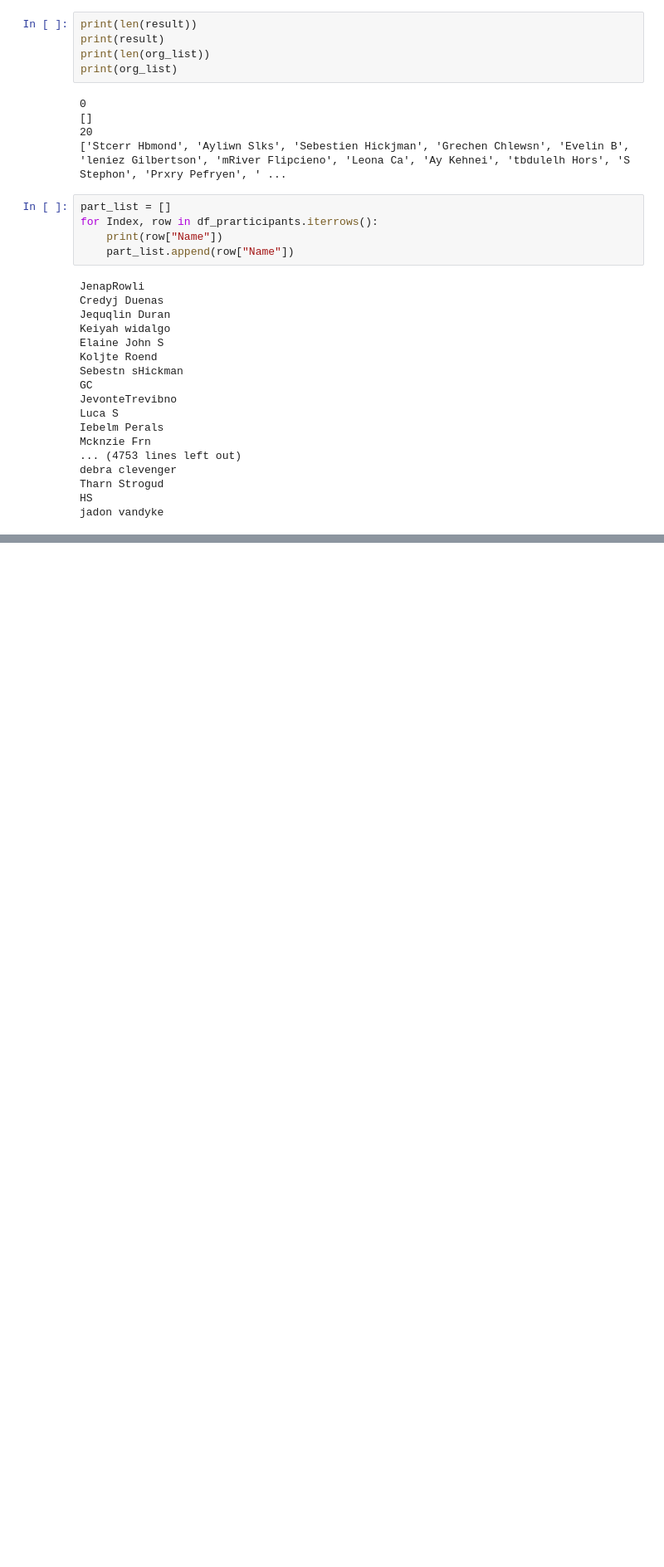
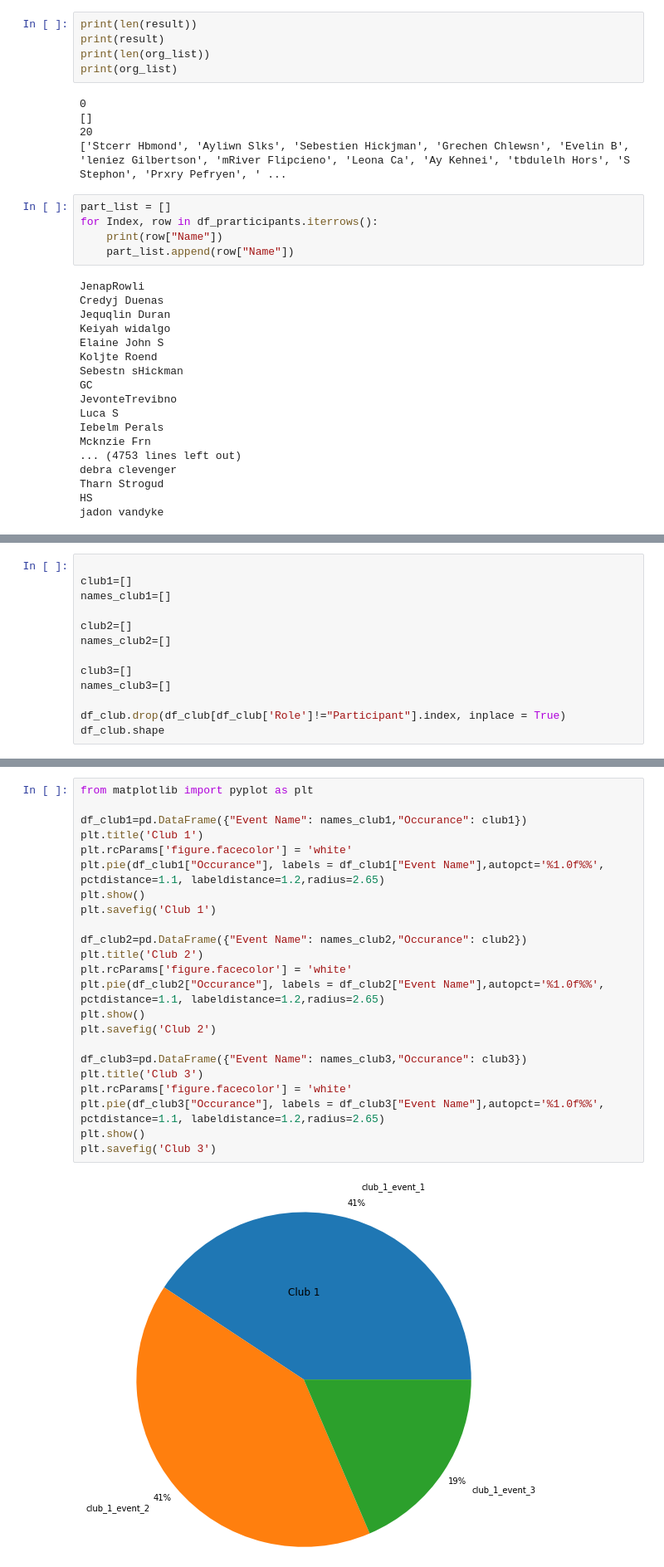
Before and after one commit to Baka-14/MindGraph-Hackathon, a Jupyter notebook: testing.ipynb, the cells around one changed output, grey strips where cells are left out. Shown at 83% size. Saved outputs shown, nothing was run; the diff lists cells and outputs as text; blank space fills up the shorter version.

```diff
--- a/testing.ipynb
+++ b/testing.ipynb
@@ -246,0 +325,13 @@ jadon vandyke
+# %%
+
+club1=[]
+names_club1=[]
+
+club2=[]
+names_club2=[]
+
+club3=[]
+names_club3=[]
+
+df_club.drop(df_club[df_club['Role']!="Participant"].index, inplace = True)
+df_club.shape
@@ -246,0 +366,25 @@ jadon vandyke
+# %%
+from matplotlib import pyplot as plt
+
+df_club1=pd.DataFrame({"Event Name": names_club1,"Occurance": club1})
+plt.title('Club 1')
+plt.rcParams['figure.facecolor'] = 'white'
+plt.pie(df_club1["Occurance"], labels = df_club1["Event Name"],autopct='%1.0f%%', pctdistance=1.1, labeldistance=1.2,radius=2.65)
+plt.show()
+plt.savefig('Club 1')
+
+df_club2=pd.DataFrame({"Event Name": names_club2,"Occurance": club2})
+plt.title('Club 2')
+plt.rcParams['figure.facecolor'] = 'white'
+plt.pie(df_club2["Occurance"], labels = df_club2["Event Name"],autopct='%1.0f%%', pctdistance=1.1, labeldistance=1.2,radius=2.65)
+plt.show()
+plt.savefig('Club 2')
+
+df_club3=pd.DataFrame({"Event Name": names_club3,"Occurance": club3})
+plt.title('Club 3')
+plt.rcParams['figure.facecolor'] = 'white'
+plt.pie(df_club3["Occurance"], labels = df_club3["Event Name"],autopct='%1.0f%%', pctdistance=1.1, labeldistance=1.2,radius=2.65)
+plt.show()
+plt.savefig('Club 3')
+# %% [output]
+[figure, added]
```
Also changed, not shown: parts of 10 cells of this notebook, 6 other files.
